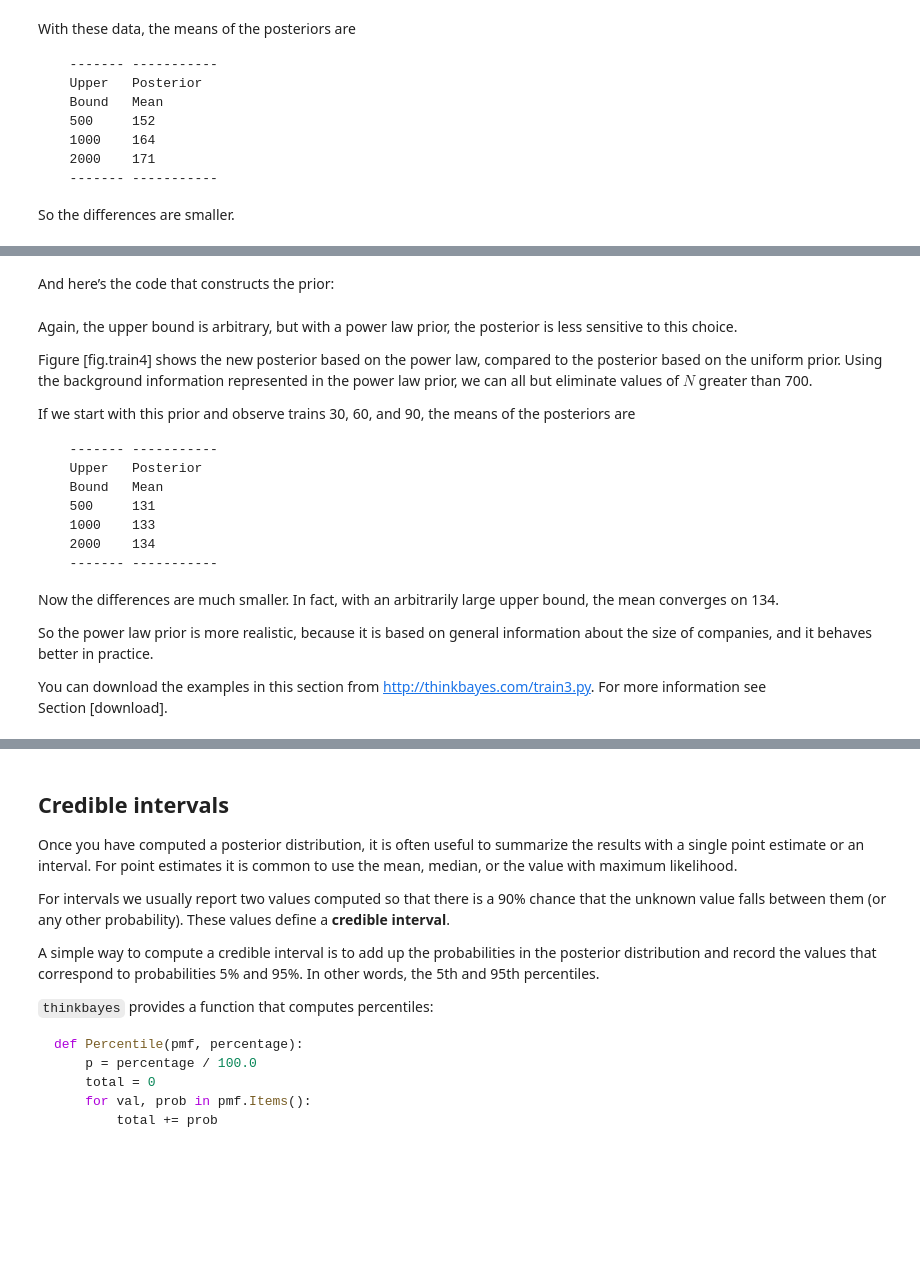
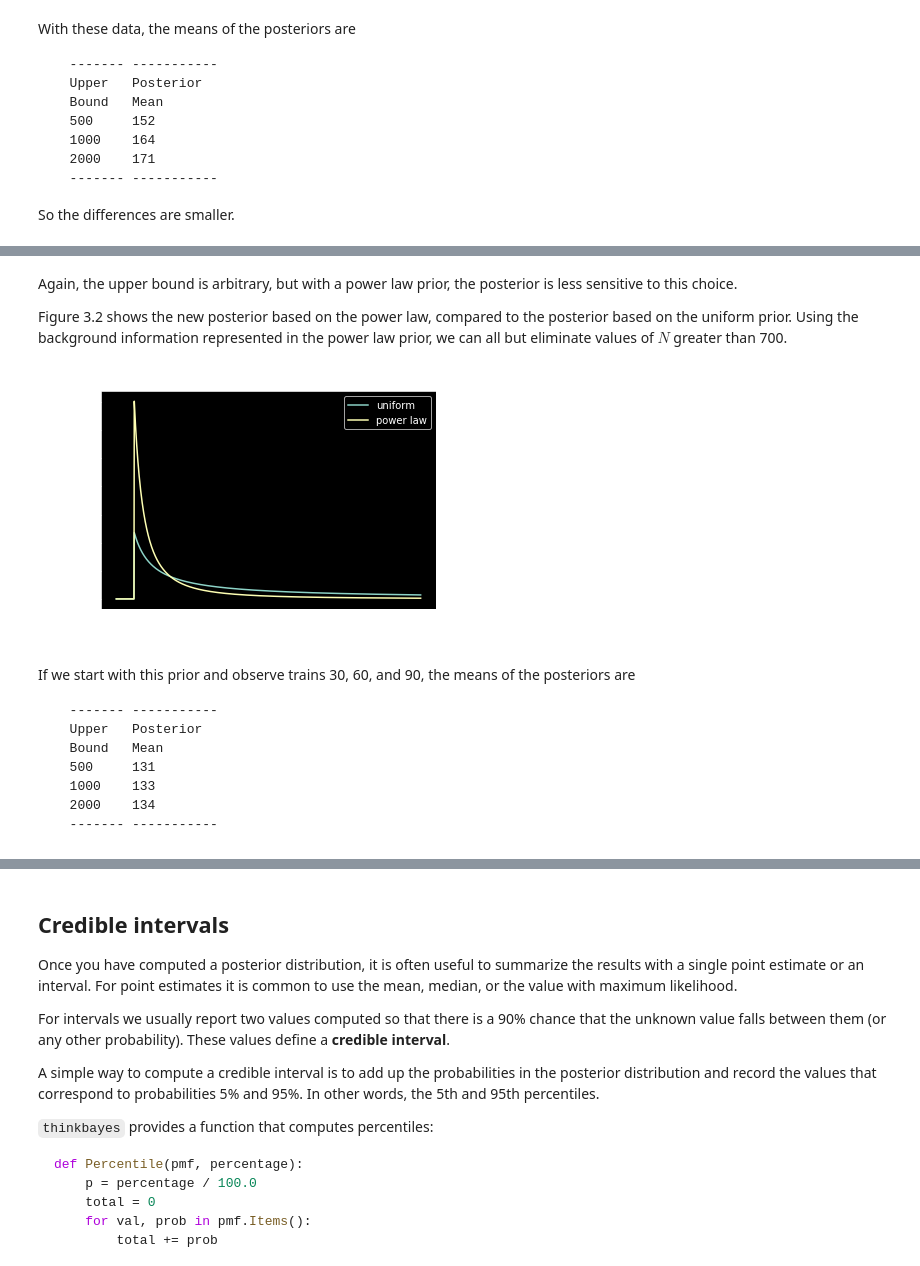
Before and after one commit to antshk/ThinkBayes, a Jupyter notebook: notebooks/03_Estimation.ipynb, the cells around one changed output, grey strips where cells are left out. Drawn from its saved outputs; the diff is of its cells as text; code cells hidden in the pictures; blank space fills up the shorter version.

```diff
--- a/notebooks/03_Estimation.ipynb
+++ b/notebooks/03_Estimation.ipynb
@@ -279,2 +265,0 @@ class Train(Dice):
-# %% [markdown]
-And here’s the code that constructs the prior:
@@ -287,29 +267,46 @@ suite = Train(hypos)
 Again, the upper bound is arbitrary, but with a power law prior, the
 posterior is less sensitive to this choice.
 
-Figure [fig.train4] shows the new posterior based on the power law,
+Figure 3.2 shows the new posterior based on the power law,
 compared to the posterior based on the uniform prior. Using the
 background information represented in the power law prior, we can all
 but eliminate values of $N$ greater than 700.
-
-If we start with this prior and observe trains 30, 60, and 90, the means
-of the posteriors are
-
-      ------- -----------
-      Upper   Posterior
-      Bound   Mean
-      500     131
-      1000    133
-      2000    134
-      ------- -----------
-
-Now the differences are much smaller. In fact, with an arbitrarily large
-upper bound, the mean converges on 134.
-
-So the power law prior is more realistic, because it is based on general
-information about the size of companies, and it behaves better in
-practice.
-
-You can download the examples in this section from
-<http://thinkbayes.com/train3.py>. For more information see
-Section [download].
+# %%
+#Figure 3.2
+upper_bound = 1000
+hypos = np.arange(1,upper_bound+1,1)
+data=60
+
+prior_uniform = np.full_like(hypos, 1/upper_bound, dtype=float)
+prior_power_law = 1 / hypos
+
+fig,ax=plt.subplots(1,1)
+
+likelihood=get_likelihood(hypos,data)
+
+posterior_uniform = prior_uniform * likelihood
+posterior_uniform /= posterior_uniform.sum()
+
+posterior_power_law = prior_power_law * likelihood
+posterior_power_law /= posterior_power_law.sum()
+
+ax.plot(hypos,posterior_uniform,label='uniform')
+ax.plot(hypos,posterior_power_law,label='power law')
+ax.legend();
+
+plt.xlabel('Number of trains');
+plt.ylabel('Probability');
+plt.title('Figure 3.2');
+# %% [output]
+[figure, added]
+# %% [markdown]
+If we start with this prior and observe trains 30, 60, and 90, the means
+of the posteriors are
+
+      ------- -----------
+      Upper   Posterior
+      Bound   Mean
+      500     131
+      1000    133
+      2000    134
+      ------- -----------
```
Also changed, not shown: parts of 16 cells of this notebook, 1 other file.
